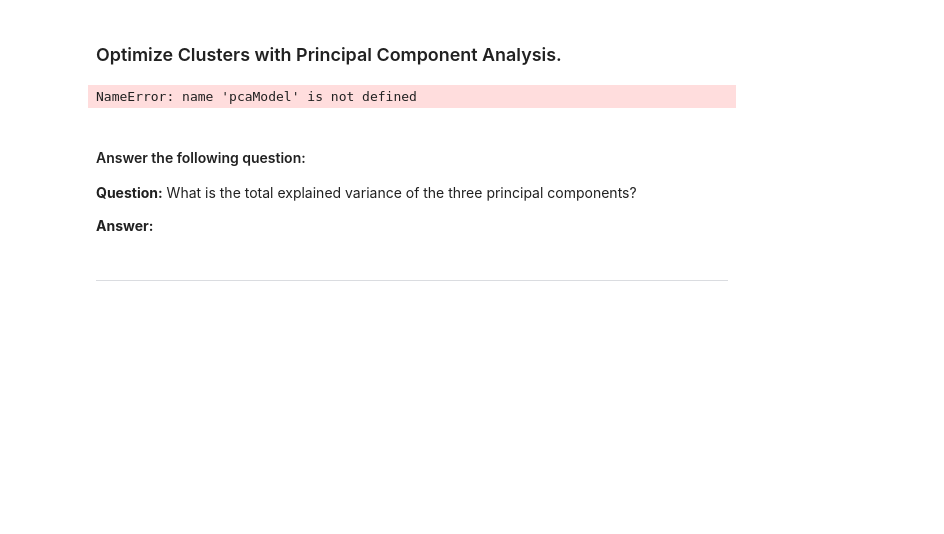
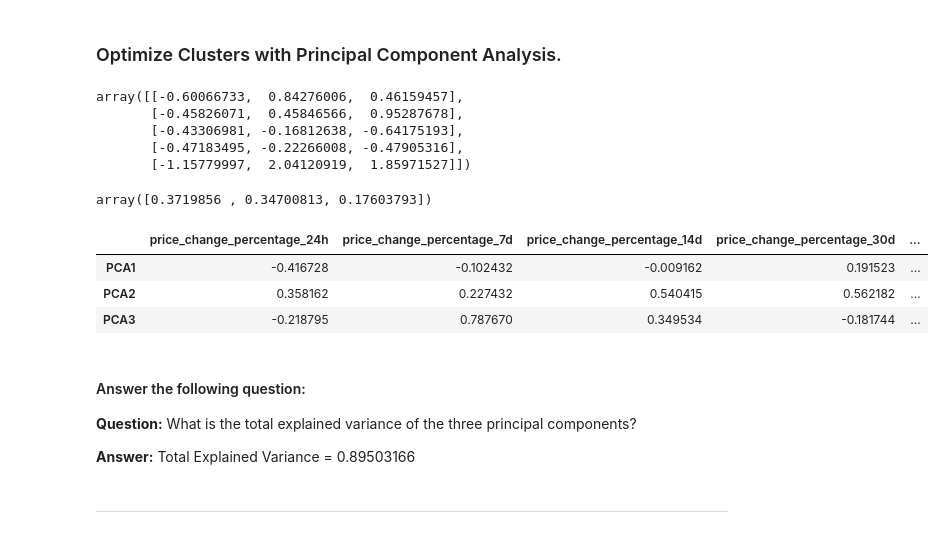
Before and after one commit to atnafb/CryptoClustering, a Jupyter notebook: Crypto_Clustering.ipynb.ipynb, the cells around one changed output. Saved outputs shown, nothing was run; the diff lists cells and outputs as text; code cells hidden in the pictures; blank space fills up the shorter version.

```diff
--- a/Crypto_Clustering.ipynb.ipynb
+++ b/Crypto_Clustering.ipynb.ipynb
@@ -205,24 +205,43 @@ clusterPlot
 ### Optimize Clusters with Principal Component Analysis.
 # %%
 # Create a PCA model instance and set `n_components=3`.
-PCA = PCA(n_components = 3)
+pcaModel = PCA(n_components = 3)
 # %%
 # Use the PCA model with `fit_transform` to reduce the original scaled DataFrame
 # down to three principal components.
-cryptoPCAData = pcaModel.fit_transform(scaledMarketDataDF)
+cryptoPCAData = pcaModel.fit_transform(scaledMarketDataDf)
 # View the scaled PCA data
 cryptoPCAData[:5]
 # %% [output]
-NameError: name 'pcaModel' is not defined
+array([[-0.60066733,  0.84276006,  0.46159457],
+       [-0.45826071,  0.45846566,  0.95287678],
+       [-0.43306981, -0.16812638, -0.64175193],
+       [-0.47183495, -0.22266008, -0.47905316],
+       [-1.15779997,  2.04120919,  1.85971527]])
 # %%
 # Retrieve the explained variance to determine how much information
 # can be attributed to each principal component.
+pcaModel.explained_variance_ratio_
+# %% [output]
+array([0.3719856 , 0.34700813, 0.17603793])
+# %%
+# dump all features that contributed to the variance ratios of each PC
+pd.DataFrame(
+    pcaModel.components_,
+    columns=scaledMarketDataDf.columns,
+    index=['PCA1', 'PCA2', 'PCA3']
+)
+# %% [output]
+|  | price_change_percentage_24h | price_change_percentage_7d | price_change_percentage_14d | price_change_percentage_30d | ... |
+| PCA1 | -0.416728 | -0.102432 | -0.009162 | 0.191523 | ... |
+| PCA2 | 0.358162 | 0.227432 | 0.540415 | 0.562182 | ... |
+| PCA3 | -0.218795 | 0.787670 | 0.349534 | -0.181744 | ... |
 # %% [markdown]
 #### Answer the following question:
 
 **Question:** What is the total explained variance of the three principal components?
 
-**Answer:**
+**Answer:** Total Explained Variance = 0.89503166
 # %%
 # Create a new DataFrame with the PCA data.
 
```
Also changed, not shown: parts of 1 cell of this notebook.
